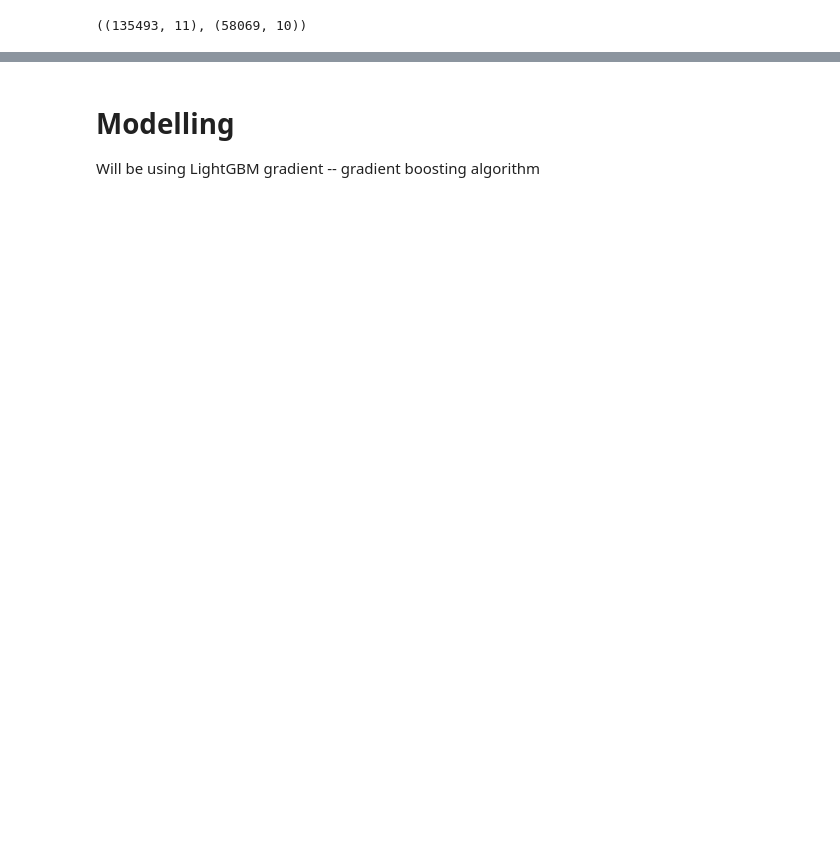
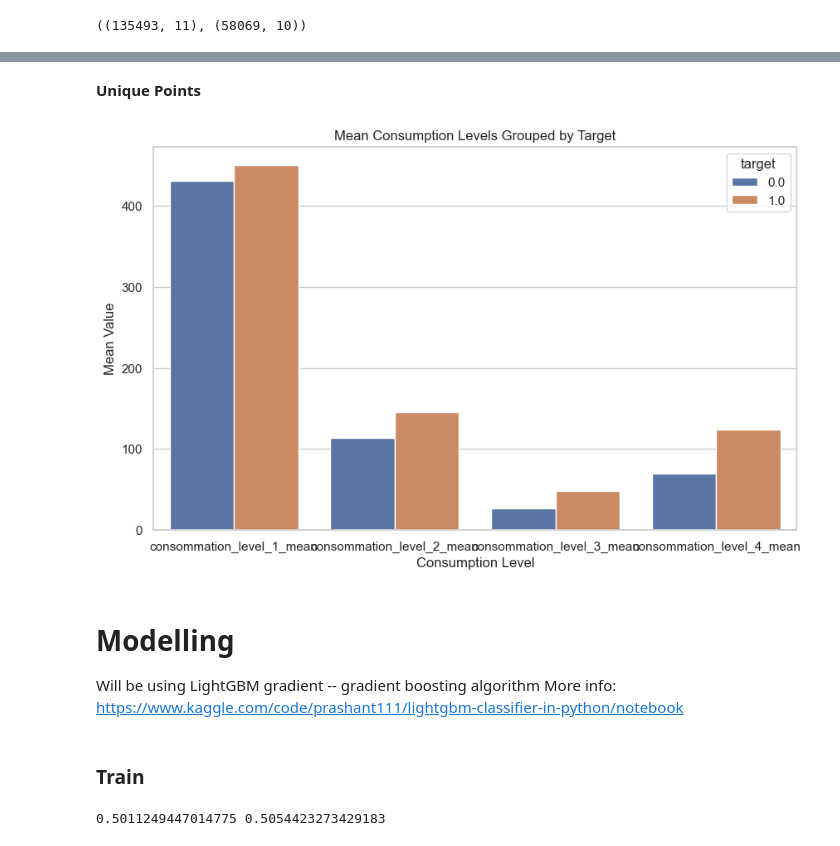
Before and after one commit to GerhardtB/FraudDetectionTunisia, a Jupyter notebook: FraudDetection_Jan23.ipynb, the cells around one changed output, grey strips where cells are left out. Drawn from its saved outputs; the diff is of its cells as text; code cells hidden in the pictures; blank space fills up the shorter version.

```diff
--- a/FraudDetection_Jan23.ipynb
+++ b/FraudDetection_Jan23.ipynb
@@ -261,4 +221,32 @@ for col in drop_cols:
+# %% [markdown]
+**Unique Points**
+# %%
+import seaborn as sns
+import matplotlib.pyplot as plt
+
+# Assuming 'data' is your DataFrame
+features_of_interest = ['consommation_level_1_mean', 'consommation_level_2_mean', 'consommation_level_3_mean', 'consommation_level_4_mean']
+
+# Set the style for the plot (optional)
+sns.set(style="whitegrid")
+
+# Create a new DataFrame with selected features and the 'target' variable
+plot_data = train[['target'] + features_of_interest]
+
+# Melt the DataFrame to long format for easier plotting
+melted_data = pd.melt(plot_data, id_vars='target', var_name='Consumption Level', value_name='Mean Value')
+
+# Plot the bar plot
+plt.figure(figsize=(10, 6))
+sns.barplot(x='Consumption Level', y='Mean Value', hue='target', data=melted_data, ci=None)
+plt.title('Mean Consumption Levels Grouped by Target')
+plt.show()
+# %% [output]
+[figure, added]
 # %% [markdown]
 # Modelling
 
 Will be using LightGBM gradient -- gradient boosting algorithm
+More info: https://www.kaggle.com/code/prashant111/lightgbm-classifier-in-python/notebook
+# %% [markdown]
+### Train
@@ -264,0 +289,10 @@ Will be using LightGBM gradient -- gradient boosting algorithm
+# %%
+from sklearn.metrics import roc_auc_score
+
+# auc scores
+auc_score1 = roc_auc_score(y_Val, pred_prob1)
+auc_score2 = roc_auc_score(y_Val, pred_prob2)
+
+print(auc_score1, auc_score2)
+# %% [output]
+0.5011249447014775 0.5054423273429183
```
Also changed, not shown: parts of 41 cells of this notebook.
